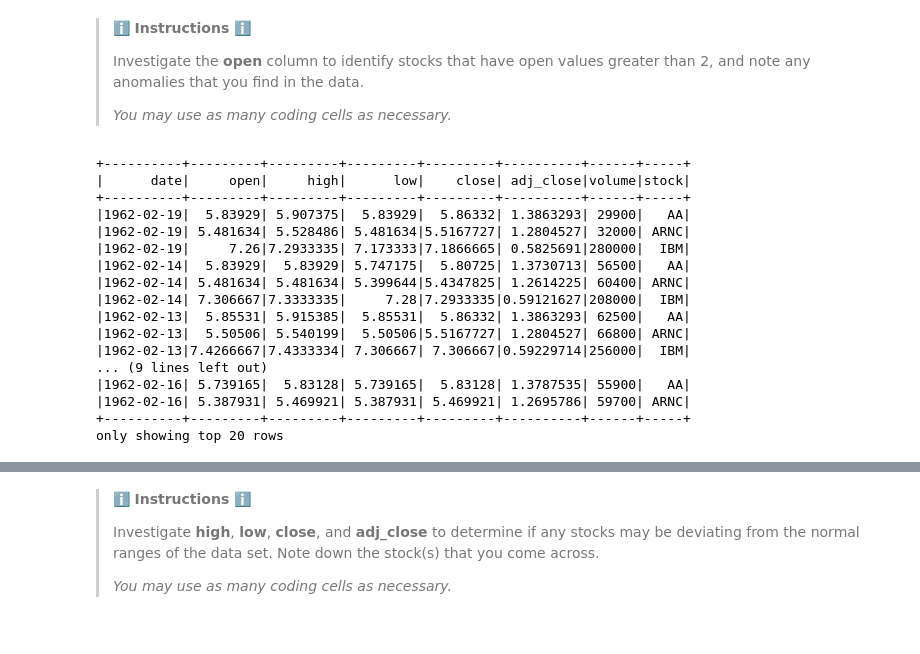
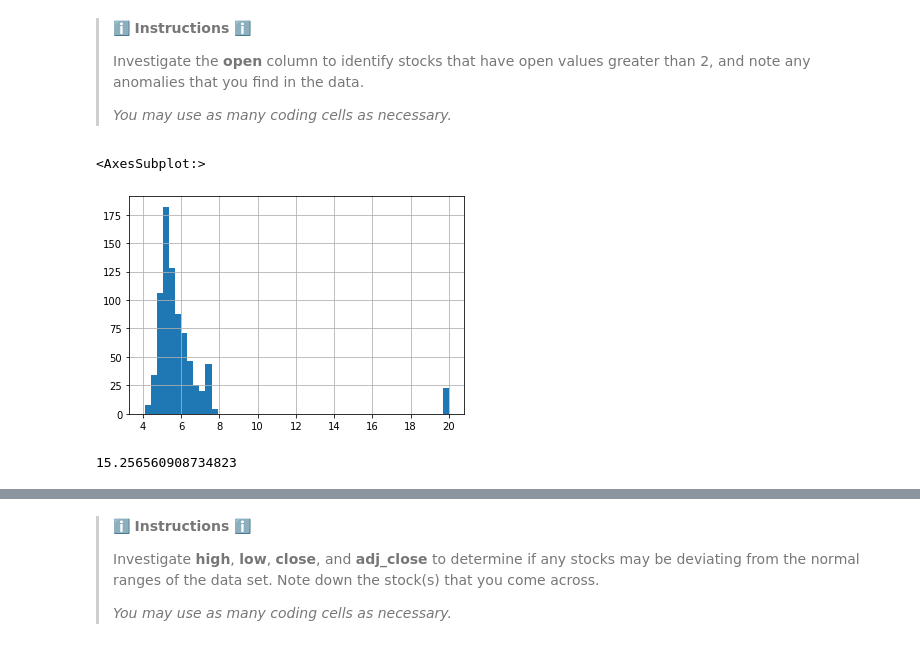
Before and after one commit to niahaarz/processing-big-data-predict, a Jupyter notebook: Task2_data_profiling/Data_profiling_student_version.ipynb, the cells around one changed output, grey strips where cells are left out. Cells and saved outputs as stored; diff of their text form; code cells hidden in the pictures.

```diff
--- a/Task2_data_profiling/Data_profiling_student_version.ipynb
+++ b/Task2_data_profiling/Data_profiling_student_version.ipynb
@@ -154,22 +168,11 @@ array([[<AxesSubplot:title={'center':'open'}>,
 >*You may use as many coding cells as necessary.*
 # %%
 #TODO: Write your code here
-df_1962.where((F.col('open') > 2)).show()
+df.where((F.col('open') > 2)).toPandas()['open'].hist(bins=50)
 # %% [output]
-+----------+---------+---------+---------+---------+----------+------+-----+
-|      date|     open|     high|      low|    close| adj_close|volume|stock|
-+----------+---------+---------+---------+---------+----------+------+-----+
-|1962-02-19|  5.83929| 5.907375|  5.83929|  5.86332| 1.3863293| 29900|   AA|
-|1962-02-19| 5.481634| 5.528486| 5.481634|5.5167727| 1.2804527| 32000| ARNC|
-|1962-02-19|     7.26|7.2933335| 7.173333|7.1866665| 0.5825691|280000|  IBM|
-|1962-02-14|  5.83929|  5.83929| 5.747175|  5.80725| 1.3730713| 56500|   AA|
-|1962-02-14| 5.481634| 5.481634| 5.399644|5.4347825| 1.2614225| 60400| ARNC|
-|1962-02-14| 7.306667|7.3333335|     7.28|7.2933335|0.59121627|208000|  IBM|
-|1962-02-13|  5.85531| 5.915385|  5.85531|  5.86332| 1.3863293| 62500|   AA|
-|1962-02-13|  5.50506| 5.540199|  5.50506|5.5167727| 1.2804527| 66800| ARNC|
-|1962-02-13|7.4266667|7.4333334| 7.306667| 7.306667|0.59229714|256000|  IBM|
-... (9 lines left out)
-|1962-02-16| 5.739165|  5.83128| 5.739165|  5.83128| 1.3787535| 55900|   AA|
-|1962-02-16| 5.387931| 5.469921| 5.387931| 5.469921| 1.2695786| 59700| ARNC|
-+----------+---------+---------+---------+---------+----------+------+-----+
-only showing top 20 rows
+<AxesSubplot:>
+[figure, added]
+# %%
+df.where((F.col('open') > 2)).count() / df.count() * 100
+# %% [output]
+15.256560908734823
```
Also changed, not shown: parts of 88 cells of this notebook, 50 other files.
